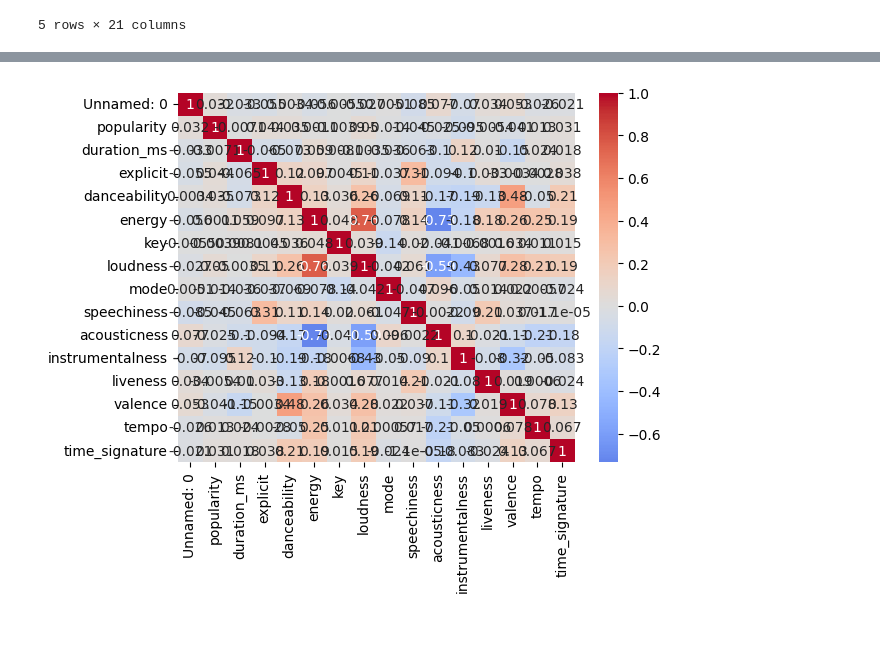
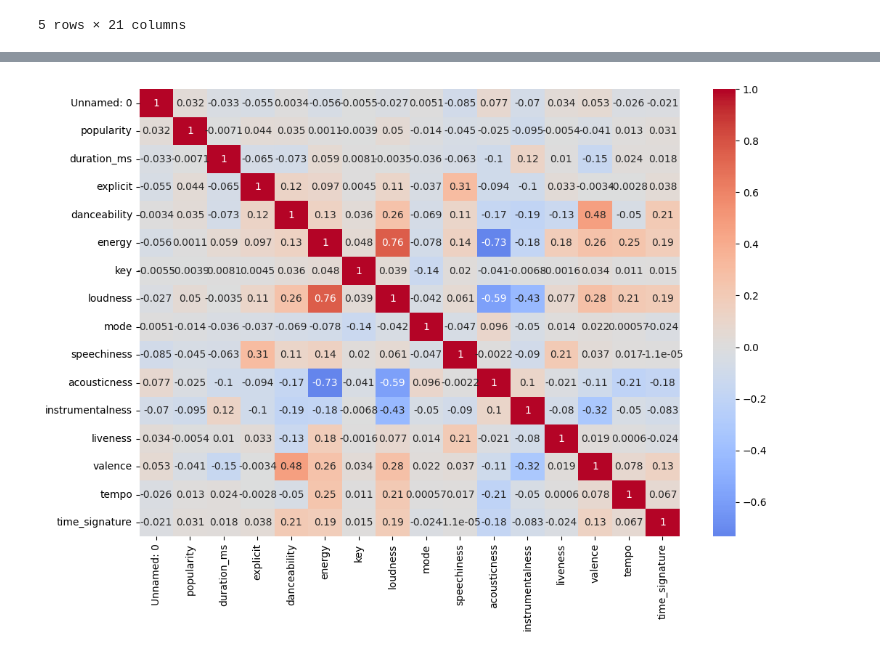
Before and after one commit to steffenkaewert/data_science, a Jupyter notebook: notebooks/01_exploration.ipynb, the cells around one changed output, grey strips where cells are left out. Saved outputs shown, nothing was run; the diff lists cells and outputs as text; code cells hidden in the pictures.

```diff
--- a/notebooks/01_exploration.ipynb
+++ b/notebooks/01_exploration.ipynb
@@ -89,4 +89,6 @@ np.int64(0)
 # %%
-sns.heatmap(df.corr(numeric_only=True), annot=True, cmap="coolwarm", center=0);
+plt.figure(figsize=(12, 8))
+sns.heatmap(df.corr(numeric_only=True), annot=True, cmap="coolwarm", center=0)
+plt.show()
 # %% [output]
-[figure, old version]
+[figure, new version]
```
Also changed, not shown: parts of 1 cell of this notebook.
